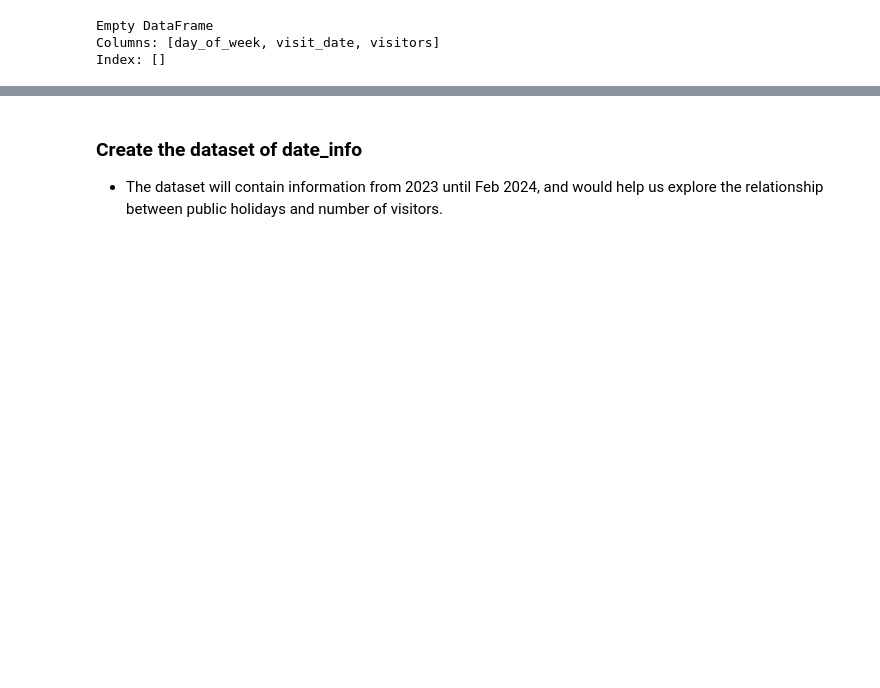
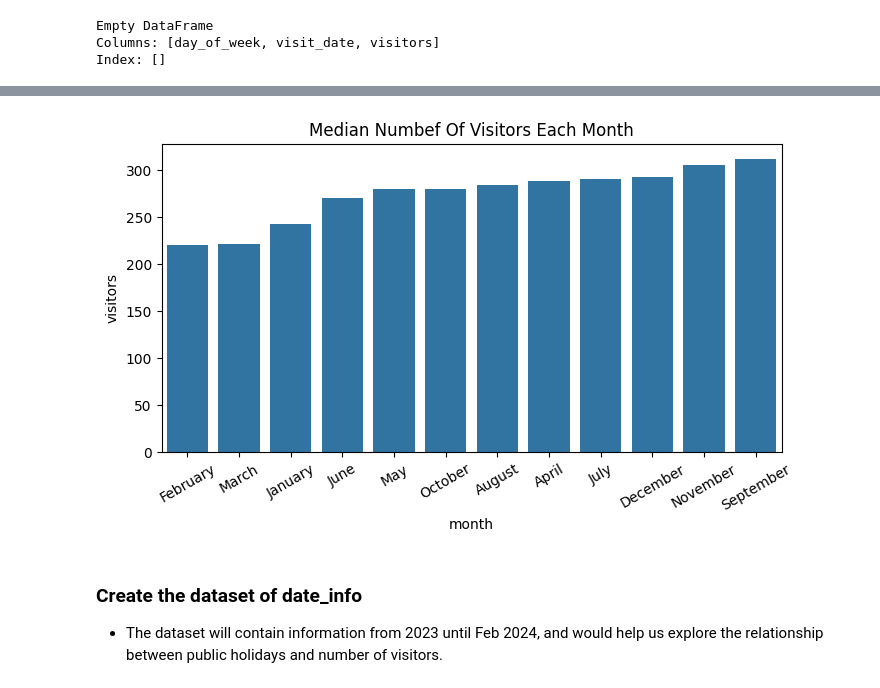
Before and after one commit to DSA3101AY2324S2-ByteForce/goodolddays-shiftwell-system-backend, a Jupyter notebook: notebooks/2.0-synthetic-data.ipynb, the cells around one changed output, grey strips where cells are left out. Cells and saved outputs as stored; diff of their text form; code cells hidden in the pictures; blank space fills up the shorter version.

```diff
--- a/notebooks/2.0-synthetic-data.ipynb
+++ b/notebooks/2.0-synthetic-data.ipynb
@@ -107,3 +125,13 @@ Index: []
+# %%
+synthethic_visit_data["month"] = [day.month_name() for day in synthethic_visit_data["visit_date"]]
+# Plot results
+plt.figure(figsize=(8,4))
+sns.barplot(data=synthethic_visit_data.groupby("month")["visitors"].median().reset_index().sort_values("visitors"), x="month", y="visitors")
+plt.xticks(rotation=30)
+plt.title("Median Numbef Of Visitors Each Month")
+plt.show()
+# %% [output]
+[figure, added]
 # %% [markdown]
 ### Create the dataset of date_info
 
```
Also changed, not shown: parts of 15 cells of this notebook, 4 other files.
